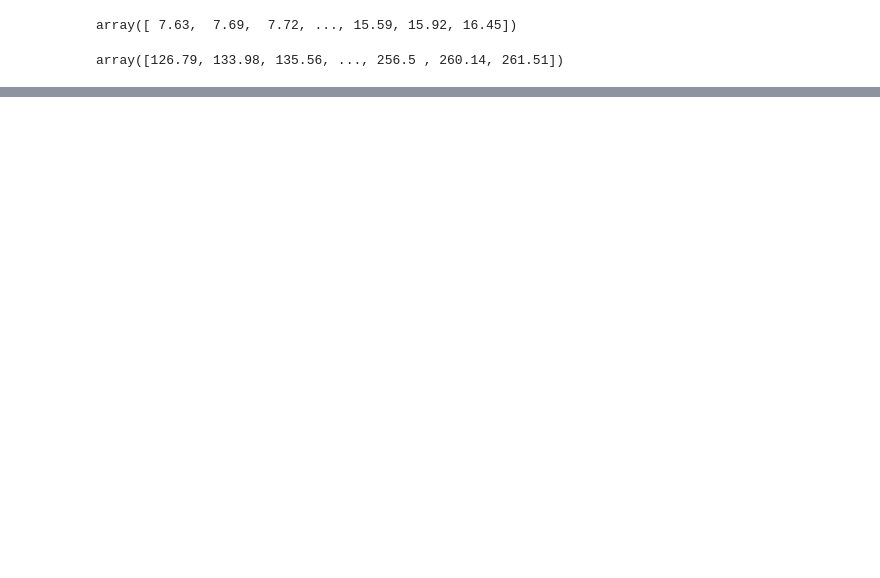
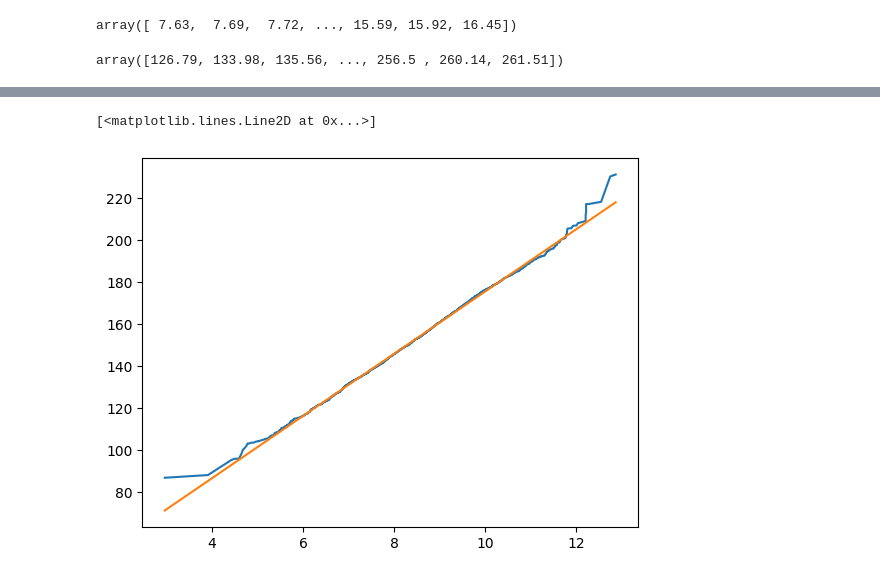
Before and after one commit to rafaelreisramos/oracle-one, a Jupyter notebook: numpy-analise-numerica-eficiente-python/citrus.ipynb, the cells around one changed output, grey strips where cells are left out. Saved outputs shown, nothing was run; the diff lists cells and outputs as text; code cells hidden in the pictures; blank space fills up the shorter version.

```diff
--- a/numpy-analise-numerica-eficiente-python/citrus.ipynb
+++ b/numpy-analise-numerica-eficiente-python/citrus.ipynb
@@ -37,0 +56,6 @@ array([126.79, 133.98, 135.56, ..., 256.5 , 260.14, 261.51])
+# %%
+plt.plot(orange_diameter, orange_weight)
+plt.plot(x, y)
+# %% [output]
+[<matplotlib.lines.Line2D at 0x...>]
+[figure, added]
```
Also changed, not shown: parts of 11 cells of this notebook.
